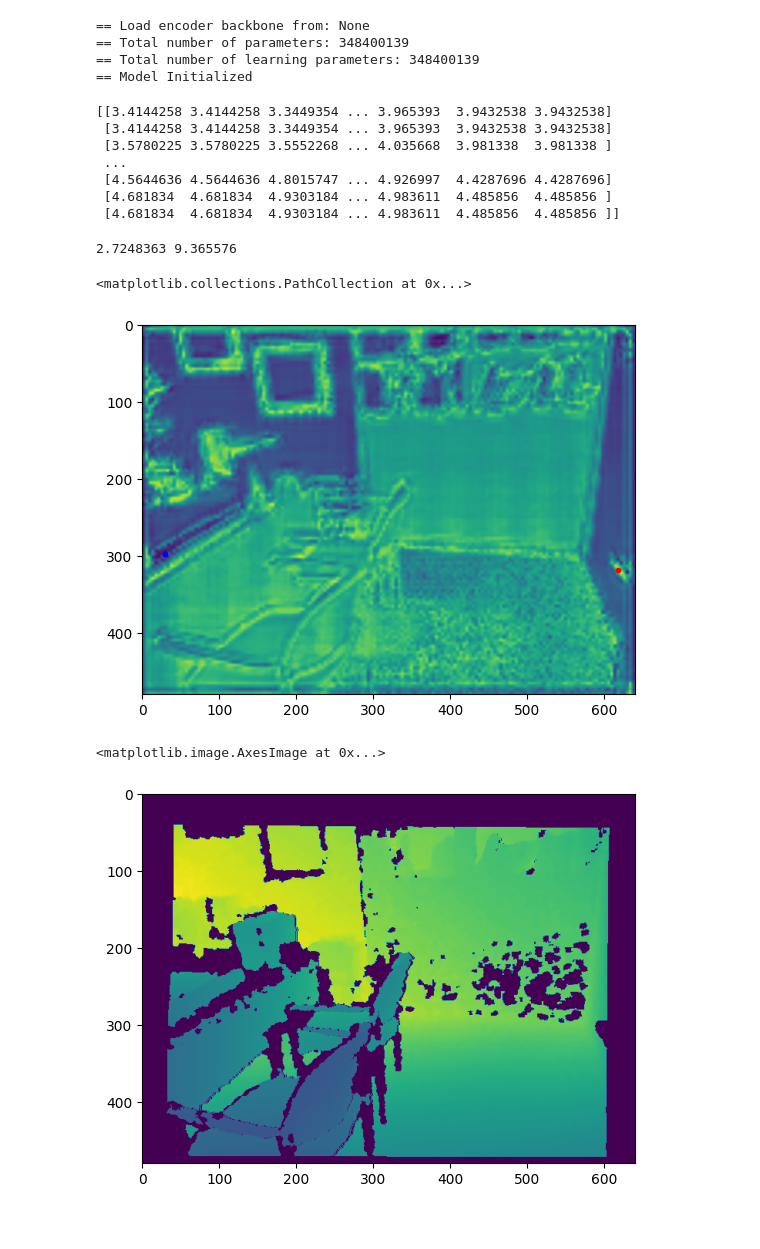
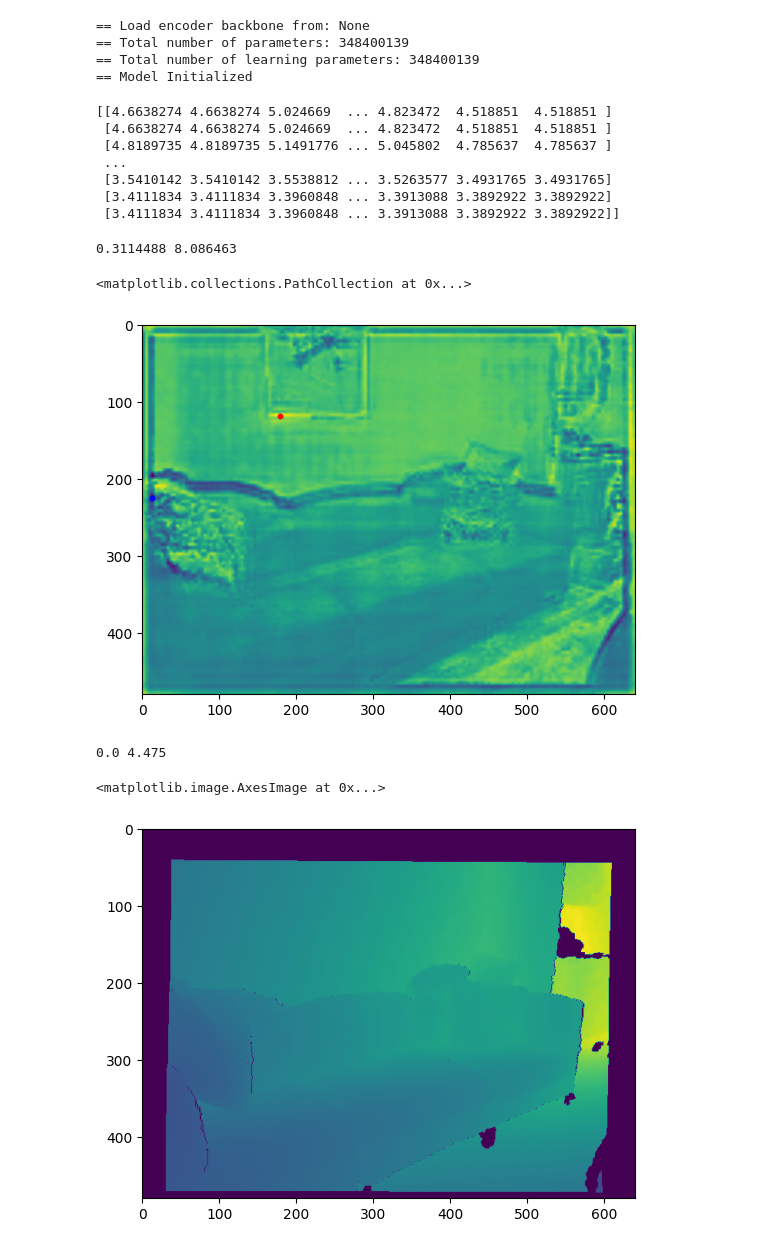
Before and after one commit to ShuweiShao/NDDepth, a Jupyter notebook: playground.ipynb, the cells around one changed output. Drawn from its saved outputs; the diff is of its cells as text; code cells hidden in the pictures.

```diff
--- a/playground.ipynb
+++ b/playground.ipynb
@@ -12,9 +12,9 @@ from networks.NewCRFDepth import NewCRFDepth
 from utils import post_process_depth, flip_lr, compute_errors
 import open3d as o3d
 
-IMG_PATH = "/scratchdata/nyu_depth_v2/official_splits/train/office/rgb_00628.jpg"
-DEPTH_PATH = "/scratchdata/nyu_depth_v2/official_splits/train/office/sync_depth_00628.png"
-MODEL_PATH = "/scratchdata/nyu.pth"
+IMG_PATH = "/scratchdata/nyu_depth_v2/official_splits/test/kitchen/rgb_00201.jpg"
+DEPTH_PATH = "/scratchdata/nyu_depth_v2/official_splits/test/kitchen/sync_depth_00201.png"
+MODEL_PATH = "/scratchdata/test.pth"
 
 ENCODER = "large07"
 MAX_DEPTH = 10
@@ -85,13 +85,13 @@ with torch.no_grad():
 # %%
 print(pred_depth)
 # %% [output]
-[[3.4144258 3.4144258 3.3449354 ... 3.965393  3.9432538 3.9432538]
- [3.4144258 3.4144258 3.3449354 ... 3.965393  3.9432538 3.9432538]
- [3.5780225 3.5780225 3.5552268 ... 4.035668  3.981338  3.981338 ]
+[[4.6638274 4.6638274 5.024669  ... 4.823472  4.518851  4.518851 ]
+ [4.6638274 4.6638274 5.024669  ... 4.823472  4.518851  4.518851 ]
+ [4.8189735 4.8189735 5.1491776 ... 5.045802  4.785637  4.785637 ]
  ...
- [4.5644636 4.5644636 4.8015747 ... 4.926997  4.4287696 4.4287696]
- [4.681834  4.681834  4.9303184 ... 4.983611  4.485856  4.485856 ]
- [4.681834  4.681834  4.9303184 ... 4.983611  4.485856  4.485856 ]]
+ [3.5410142 3.5410142 3.5538812 ... 3.5263577 3.4931765 3.4931765]
+ [3.4111834 3.4111834 3.3960848 ... 3.3913088 3.3892922 3.3892922]
+ [3.4111834 3.4111834 3.3960848 ... 3.3913088 3.3892922 3.3892922]]
 # %%
 pred_depth = np.reshape(pred_depth, (480, 640))
 print(pred_depth.min(), pred_depth.max())
@@ -104,13 +104,15 @@ plt.imshow(pred_depth)
 plt.scatter(max_index[1], max_index[0], c='r', s=10)
 plt.scatter(min_index[1], min_index[0], c='b', s=10)
 # %% [output]
-2.7248363 9.365576
+0.3114488 8.086463
 <matplotlib.collections.PathCollection at 0x...>
-[figure, old version]
+[figure, new version]
 # %%
 depth = Image.open(DEPTH_PATH)
-depth = np.reshape(depth, (480,640))
+depth = np.reshape(depth, (480,640))/1000
+print(depth.min(), depth.max())
 plt.imshow(depth)
 # %% [output]
-<matplotlib.image.AxesImage at 0x...>
+0.0 4.475
+<matplotlib.image.AxesImage at 0x...>
-[figure, old version]
+[figure, new version]
```
Also changed, not shown: parts of 5 cells of this notebook.
